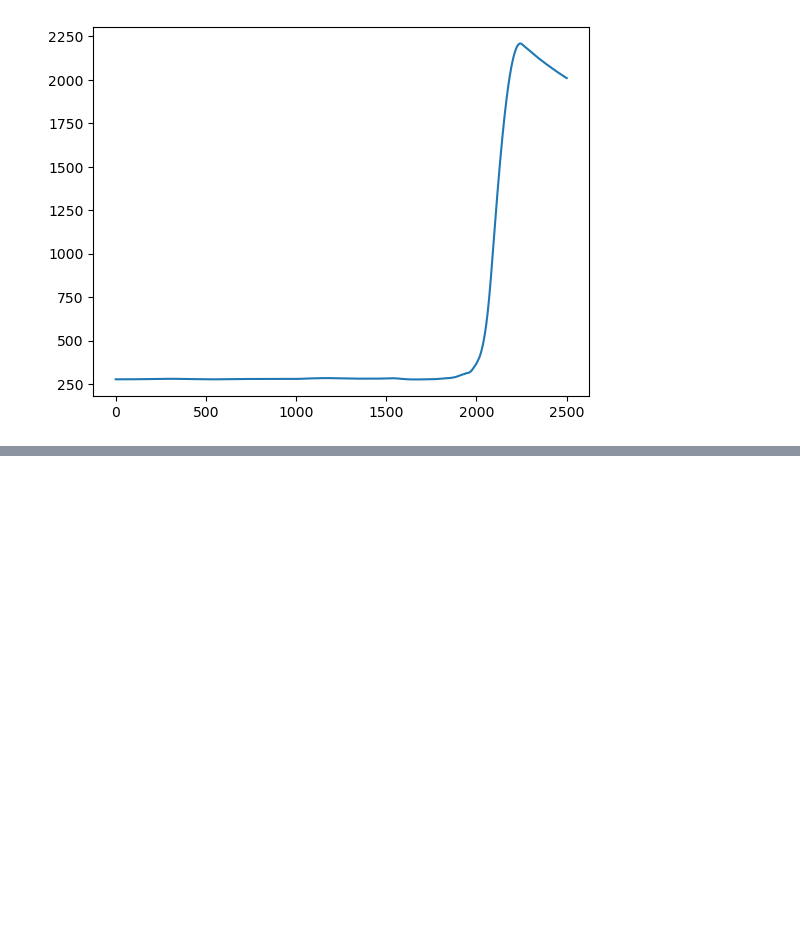
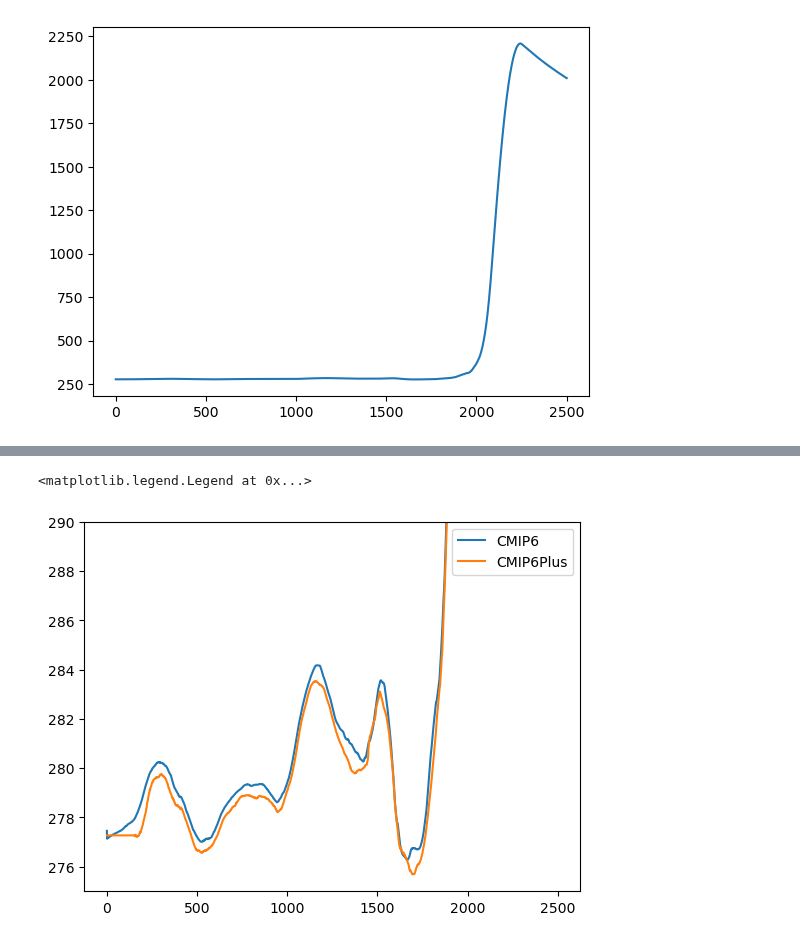
Before and after one commit to durack1/notebooks, a Jupyter notebook: jlnbs/plotCO2ForBen.ipynb, the cells around one changed output, grey strips where cells are left out. Cells and saved outputs as stored; diff of their text form; code cells hidden in the pictures; blank space fills up the shorter version.

```diff
--- a/jlnbs/plotCO2ForBen.ipynb
+++ b/jlnbs/plotCO2ForBen.ipynb
@@ -112,0 +179,9 @@ plt.plot(np.arange(0,2501), newCO2)
+# %%
+# Plot both timeseries with extreme y-axis magnification
+plt.plot(np.arange(0, 2501), newCO2, label="CMIP6")
+plt.plot(np.arange(0, 2501), fHNewLong, label="CMIP6Plus")
+plt.ylim(275, 290)
+plt.legend()
+# %% [output]
+<matplotlib.legend.Legend at 0x...>
+[figure, added]
```
Also changed, not shown: parts of 13 cells of this notebook.
